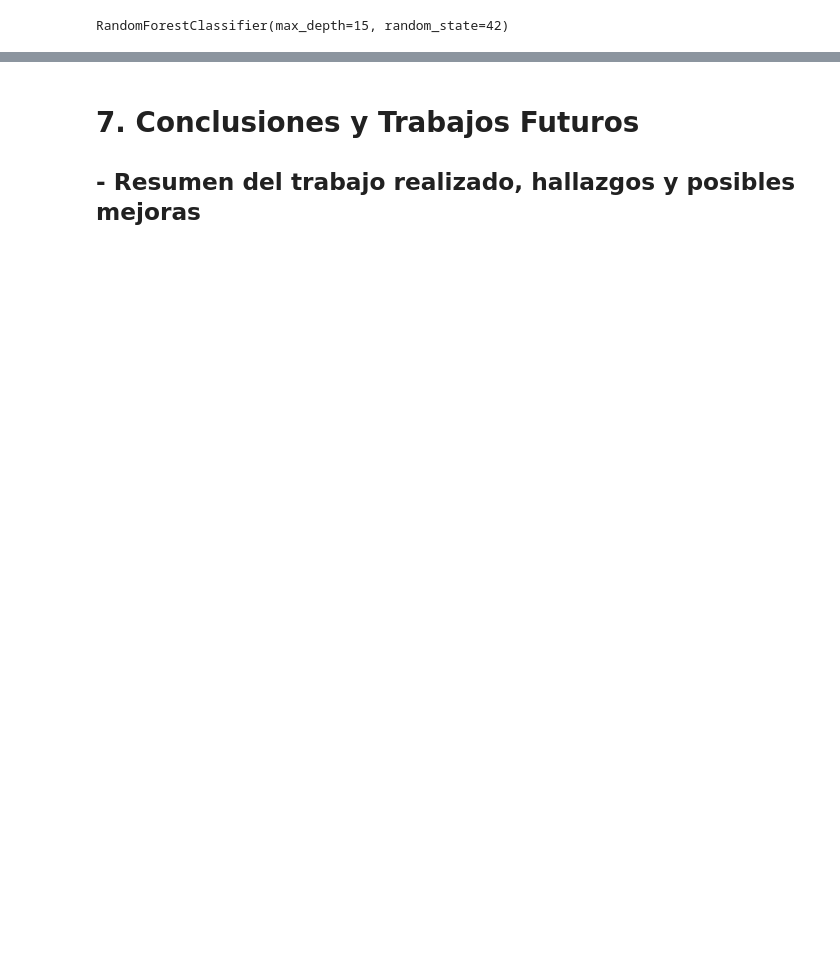
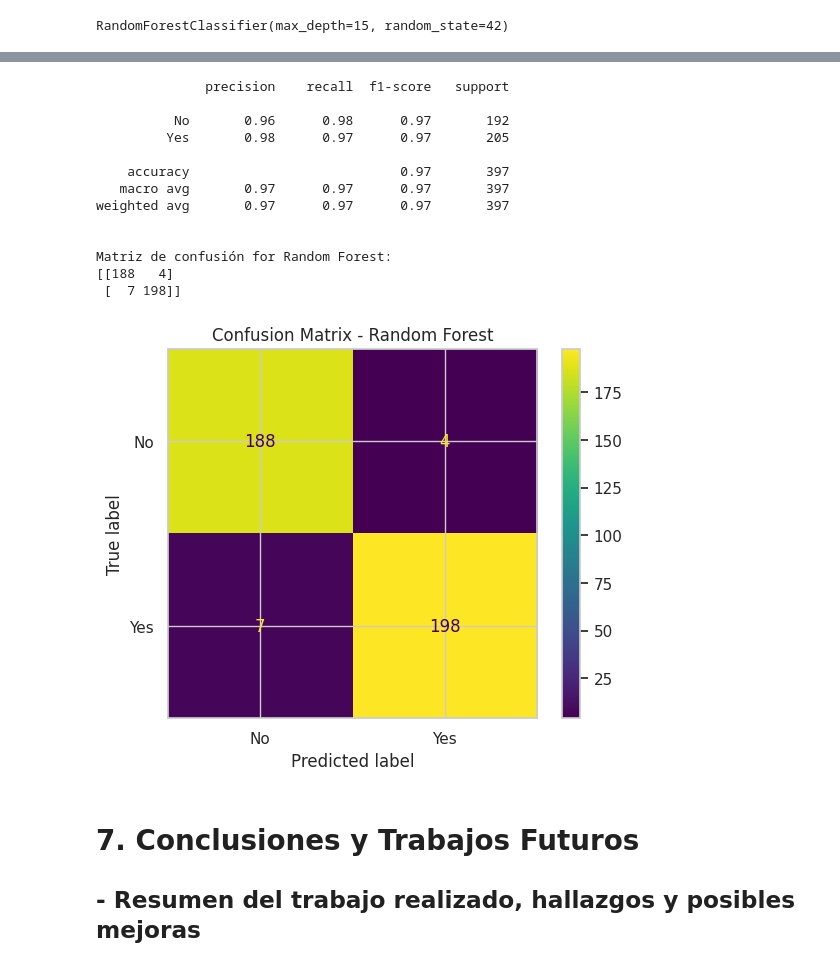
Before and after one commit to AleR26/ColabFiles, a Jupyter notebook: ProyectoProgADAP_263162.ipynb, the cells around one changed output, grey strips where cells are left out. Saved outputs shown, nothing was run; the diff lists cells and outputs as text; code cells hidden in the pictures; blank space fills up the shorter version.

```diff
--- a/ProyectoProgADAP_263162.ipynb
+++ b/ProyectoProgADAP_263162.ipynb
@@ -864,3 +878,33 @@ Passing `palette` without assigning `hue` is deprecated and will be removed in v
+# %%
+from sklearn.metrics import classification_report, confusion_matrix, ConfusionMatrixDisplay
+import matplotlib.pyplot as plt
+
+print(classification_report(y_test, y_pred))
+
+print('\nMatriz de confusión for Random Forest:')
+print(confusion_matrix(y_test, y_pred))
+
+cm_rf = confusion_matrix(y_test, y_pred, labels=rf_model.classes_)
+disp_rf = ConfusionMatrixDisplay(confusion_matrix=cm_rf,
+                                 display_labels=rf_model.classes_)
+disp_rf.plot()
+plt.title('Confusion Matrix - Random Forest')
+plt.show()
+# %% [output]
+              precision    recall  f1-score   support
+
+          No       0.96      0.98      0.97       192
+         Yes       0.98      0.97      0.97       205
+
+    accuracy                           0.97       397
+   macro avg       0.97      0.97      0.97       397
+weighted avg       0.97      0.97      0.97       397
+
+
+Matriz de confusión for Random Forest:
+[[188   4]
+ [  7 198]]
+[figure, added]
 # %% [markdown]
 # **7. Conclusiones y Trabajos Futuros**
 
```
Also changed, not shown: parts of 39 cells of this notebook.
